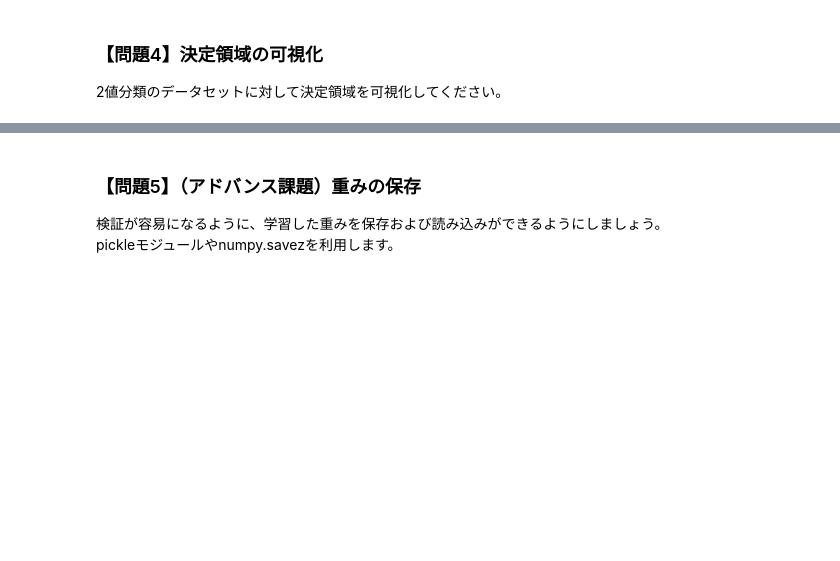
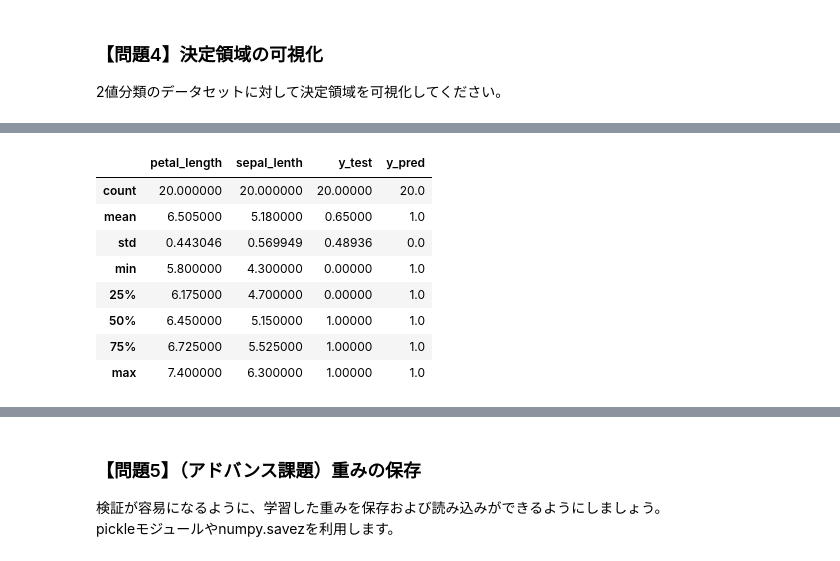
Before and after one commit to Yohei-Kawakami/diveintocode-ml, a Jupyter notebook: splint4/sprint4-ml-scratch-logistic-regression.ipynb, the cells around one changed output, grey strips where cells are left out. Saved outputs shown, nothing was run; the diff lists cells and outputs as text; code cells hidden in the pictures; blank space fills up the shorter version.

```diff
--- a/splint4/sprint4-ml-scratch-logistic-regression.ipynb
+++ b/splint4/sprint4-ml-scratch-logistic-regression.ipynb
@@ -730,0 +734,12 @@ decision_region(X_train, y_train, slr)
+# %%
+df_virginica.describe()
+# %% [output]
+|  | petal_length | sepal_lenth | y_test | y_pred |
+| count | 20.000000 | 20.000000 | 20.00000 | 20.0 |
+| mean | 6.505000 | 5.180000 | 0.65000 | 1.0 |
+| std | 0.443046 | 0.569949 | 0.48936 | 0.0 |
+| min | 5.800000 | 4.300000 | 0.00000 | 1.0 |
+| 25% | 6.175000 | 4.700000 | 0.00000 | 1.0 |
+| 50% | 6.450000 | 5.150000 | 1.00000 | 1.0 |
+| 75% | 6.725000 | 5.525000 | 1.00000 | 1.0 |
+| max | 7.400000 | 6.300000 | 1.00000 | 1.0 |
```
Also changed, not shown: parts of 6 cells of this notebook.
